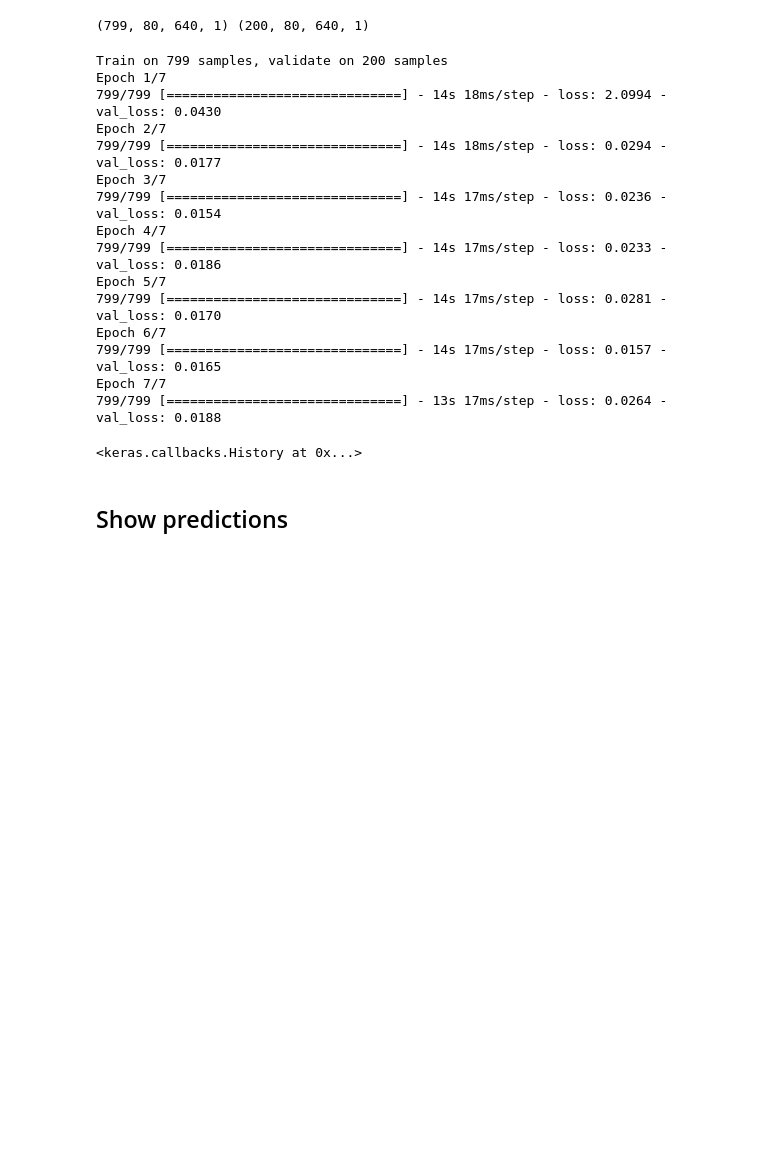
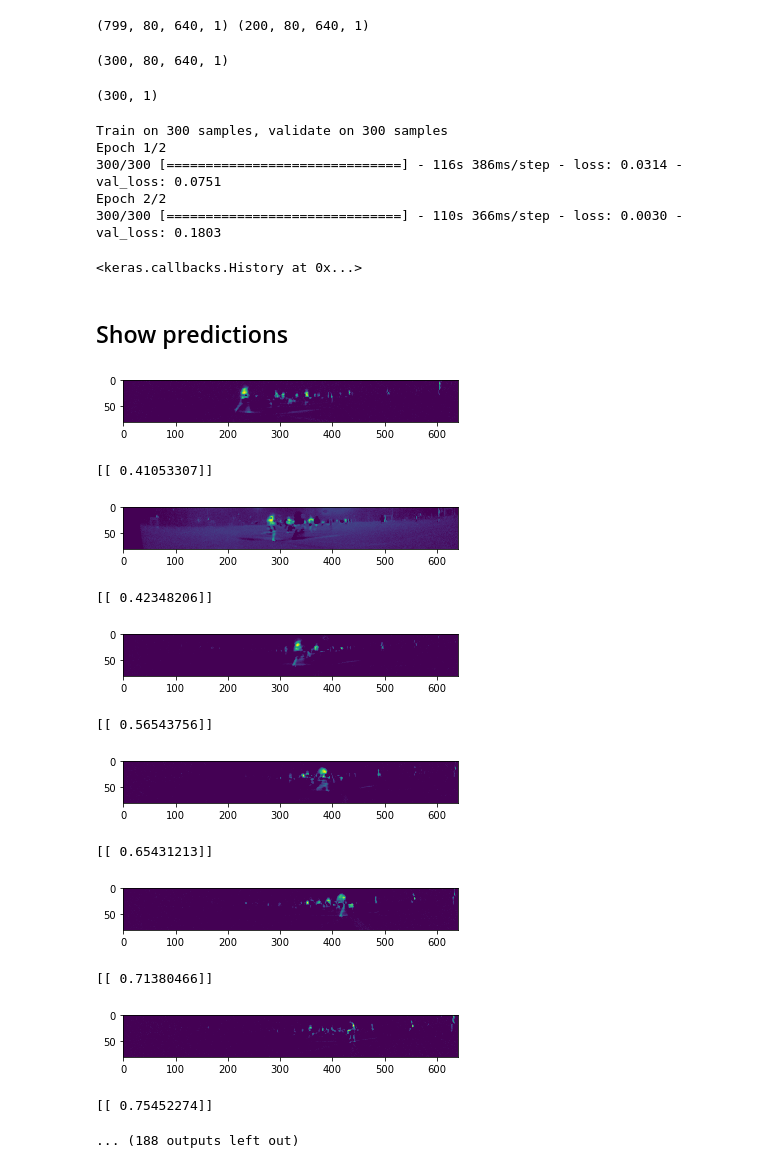
Before and after one commit to ZackAkil/robo-videographer-app, a Jupyter notebook: machine_learning/2# Simple android model.ipynb, the cells around one changed output. Cells and saved outputs as stored; diff of their text form; code cells hidden in the pictures; blank space fills up the shorter version.

```diff
--- a/machine_learning/2# Simple android model.ipynb
+++ b/machine_learning/2# Simple android model.ipynb
@@ -184,9 +183,16 @@ Using TensorFlow backend.
 # %%
 model = Sequential()
 
-model.add(Conv2D(16, kernel_size=(3, 3),
+# model.add(Conv2D(16, kernel_size=(3, 3),batch_input_shape=(None, 80, 640, 1),
+#                  activation='relu',
+# #                  input_shape=(80, 640, 1),
+#                  name='input'))
+
+model.add(ConvLSTM2D(16, kernel_size=(3, 3), batch_input_shape=(1 ,None, 80, 640, 1),
                  activation='relu',
-                 input_shape=(80, 640, 1), name='input'))
+#                  input_shape=(None, 80, 640, 1),
+                     name='input', stateful=True))
+
 model.add(MaxPooling2D(pool_size=(2, 2)))
 model.add(Flatten())
 model.add(Dense(64, activation='relu'))
@@ -202,0 +211,8 @@ print(x_train.shape, x_test.shape)
+# %%
+X[:300].shape
+# %% [output]
+(300, 80, 640, 1)
+# %%
+y_tr.shape
+# %% [output]
+(300, 1)
@@ -203,25 +225,35 @@ print(x_train.shape, x_test.shape)
 # %%
-model.fit(x_train, y_train,
-          batch_size=50,
-          epochs=7,
+model.fit(x_tr, y_tr, shuffle=False,
+          batch_size=1,
+          epochs=2,
           verbose=1,
-          validation_data=(x_test, y_test))
+          validation_data=(x_ts, y_ts))
 # %% [output]
-Train on 799 samples, validate on 200 samples
-Epoch 1/7
-799/799 [==============================] - 14s 18ms/step - loss: 2.0994 - val_loss: 0.0430
-Epoch 2/7
-799/799 [==============================] - 14s 18ms/step - loss: 0.0294 - val_loss: 0.0177
-Epoch 3/7
-799/799 [==============================] - 14s 17ms/step - loss: 0.0236 - val_loss: 0.0154
-Epoch 4/7
-799/799 [==============================] - 14s 17ms/step - loss: 0.0233 - val_loss: 0.0186
-Epoch 5/7
-799/799 [==============================] - 14s 17ms/step - loss: 0.0281 - val_loss: 0.0170
-Epoch 6/7
-799/799 [==============================] - 14s 17ms/step - loss: 0.0157 - val_loss: 0.0165
-Epoch 7/7
-799/799 [==============================] - 13s 17ms/step - loss: 0.0264 - val_loss: 0.0188
+Train on 300 samples, validate on 300 samples
+Epoch 1/2
+300/300 [==============================] - 116s 386ms/step - loss: 0.0314 - val_loss: 0.0751
+Epoch 2/2
+300/300 [==============================] - 110s 366ms/step - loss: 0.0030 - val_loss: 0.1803
 <keras.callbacks.History at 0x...>
 # %% [markdown]
 ## Show predictions
+# %%
+model.reset_states()
+for i in range(100):
+    plt.imshow(X[i].reshape(80,640))
+    plt.show()
+    print(model.predict(X[i:i+1].reshape(1,1,80,640,1)))
+# %% [output]
+[figure, added]
+[[ 0.41053307]]
+[figure, added]
+[[ 0.42348206]]
+[figure, added]
+[[ 0.56543756]]
+[figure, added]
+[[ 0.65431213]]
+[figure, added]
+[[ 0.71380466]]
+[figure, added]
+[[ 0.75452274]]
+... (188 outputs left out)
```
Also changed, not shown: parts of 14 cells of this notebook, 1 other file.
